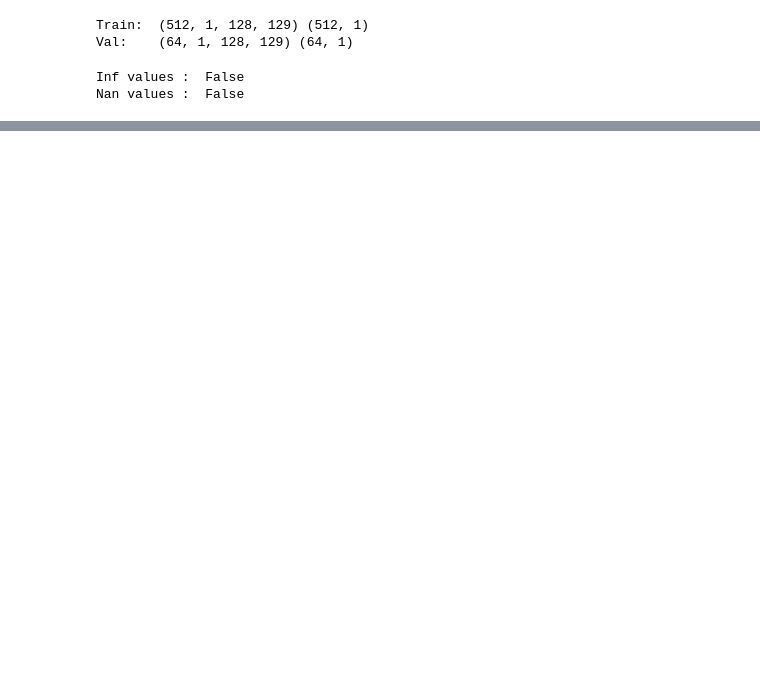
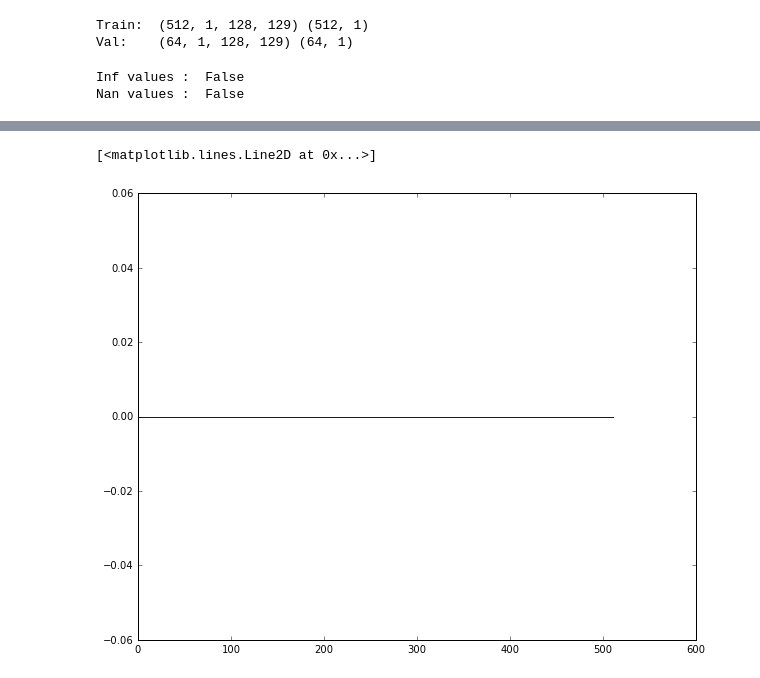
Before and after one commit to jarey/cnn-music-structure, a Jupyter notebook: src/keras_net_dev.ipynb, the cells around one changed output, grey strips where cells are left out. Saved outputs shown, nothing was run; the diff lists cells and outputs as text; code cells hidden in the pictures; blank space fills up the shorter version.

```diff
--- a/src/keras_net_dev.ipynb
+++ b/src/keras_net_dev.ipynb
@@ -136,3 +140,8 @@ plt.show()
+# %%
+plt.plot(y_train)
+# %% [output]
+[<matplotlib.lines.Line2D at 0x...>]
+[figure, added]
 # %%
 # Import keras
 import keras
```
Also changed, not shown: parts of 18 cells of this notebook.
